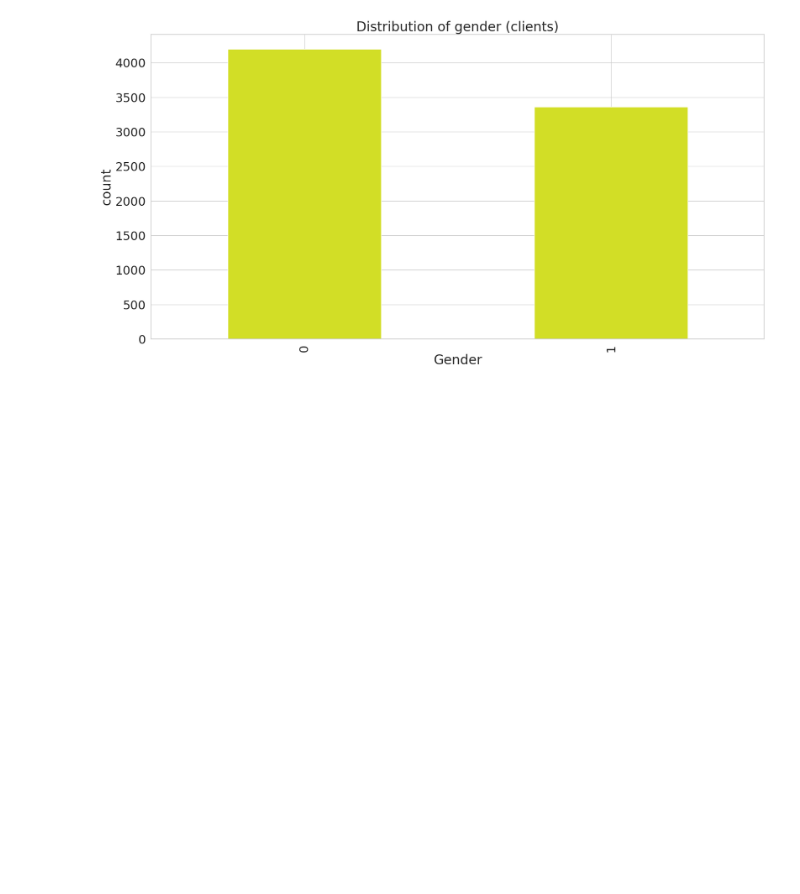
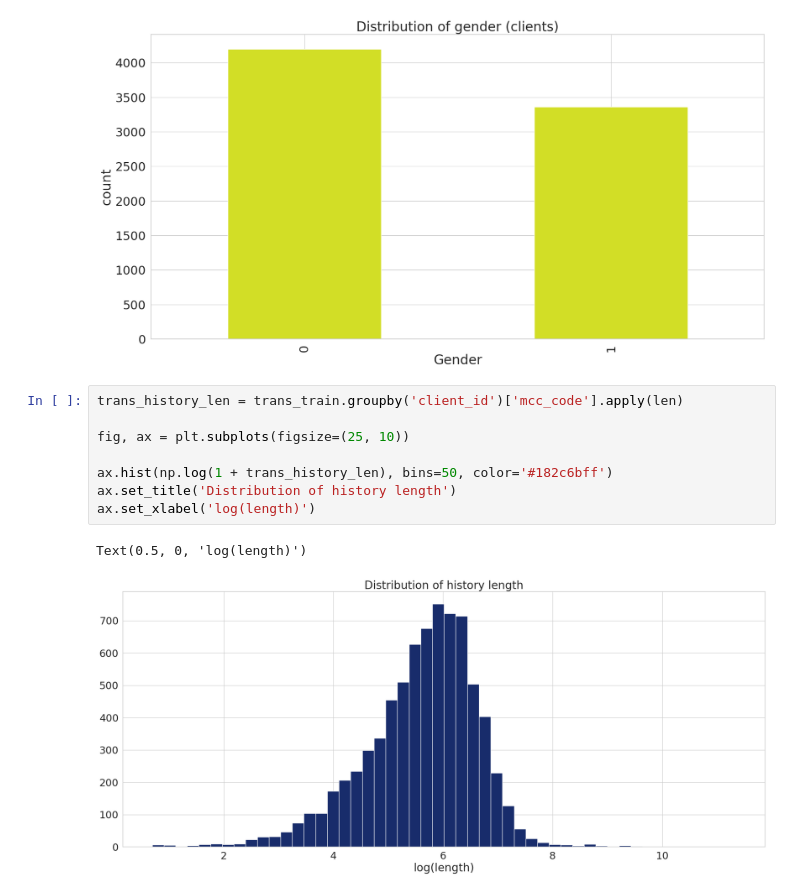
Before and after one commit to aayugay99/sber_hse_hack, a Jupyter notebook: data_analysis.ipynb, the cells around one changed output. Cells and saved outputs as stored; diff of their text form; blank space fills up the shorter version.

```diff
--- a/data_analysis.ipynb
+++ b/data_analysis.ipynb
@@ -371,3 +371,14 @@ plt.ylabel('count')
 plt.show()
 # %% [output]
 [figure]
+# %%
+trans_history_len = trans_train.groupby('client_id')['mcc_code'].apply(len)
+
+fig, ax = plt.subplots(figsize=(25, 10))
+
+ax.hist(np.log(1 + trans_history_len), bins=50, color='#182c6bff')
+ax.set_title('Distribution of history length')
+ax.set_xlabel('log(length)')
+# %% [output]
+Text(0.5, 0, 'log(length)')
+[figure, added]
```
Also changed, not shown: 1 other file.
